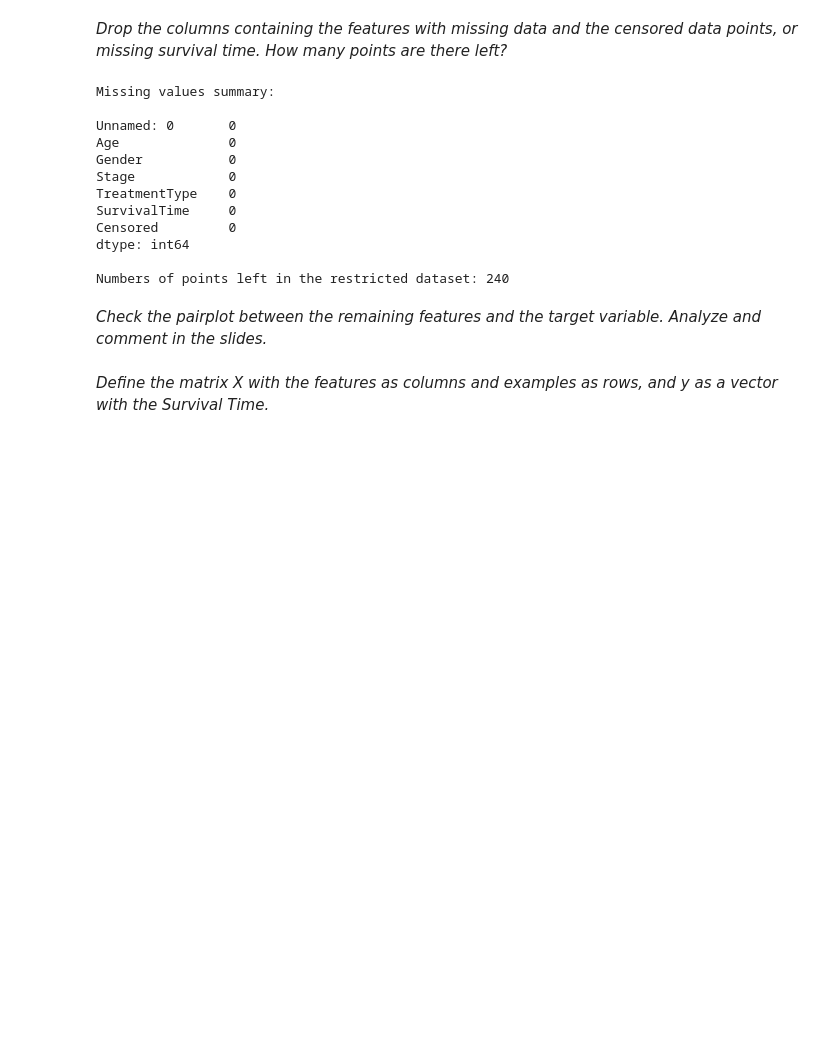
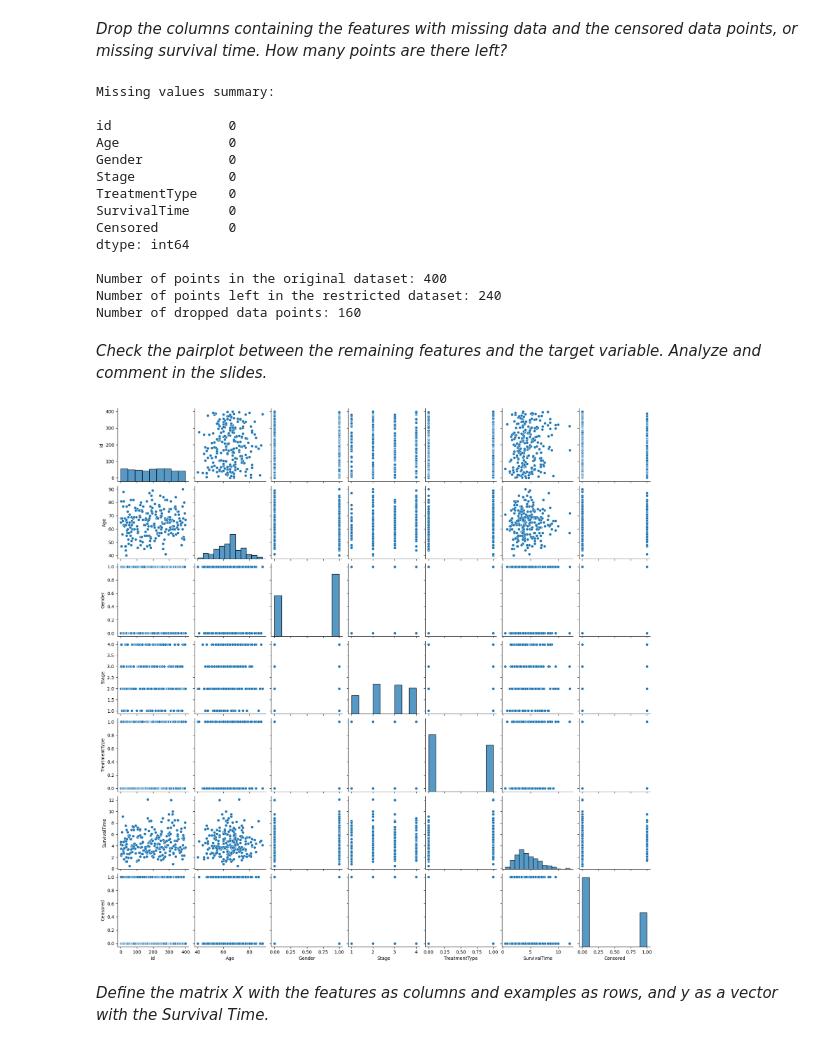
Before and after one commit to magdaa08/multiple_myeloma_survival, a Jupyter notebook: ml_nova_multiple_myeloma_survival.ipynb, the cells around one changed output. Cells and saved outputs as stored; diff of their text form; code cells hidden in the pictures; blank space fills up the shorter version.

```diff
--- a/ml_nova_multiple_myeloma_survival.ipynb
+++ b/ml_nova_multiple_myeloma_survival.ipynb
@@ -19,0 +11,3 @@ df_train.head()
+# %%
+df_train = df_train.rename(columns={"Unnamed: 0": "id"})
+df_train.head()
@@ -82,20 +83,21 @@ msno.dendrogram(df_train)
 *Drop the columns containing the features with missing data and the censored data points, or missing survival time. How many points are there left?*
 # %%
 # drop columns with missing values
-df_train_restricted = df_train.drop(columns=["GeneticRisk", "ComorbidityIndex", "TreatmentResponse"])
+df_train_cleaned = df_train.drop(columns=["GeneticRisk", "ComorbidityIndex", "TreatmentResponse"])
 
 # drop rows with missing values in 'SurvivalTime' column
-df_train_restricted = df_train_restricted.dropna(axis=0)
+df_train_cleaned = df_train_cleaned.dropna(axis=0)
 
 print("Missing values summary:\n")
-print(df_train_restricted.isna().sum())
+print(df_train_cleaned.isna().sum())
 
-
-print("\nNumbers of points left in the restricted dataset: {}".format(len(df_train_restricted)))
+print("\nNumber of points in the original dataset: {}".format(len(df_train)))
+print("Number of points left in the restricted dataset: {}".format(len(df_train_cleaned)))
+print("Number of dropped data points: {}".format(len(df_train)-len(df_train_cleaned)))
 # %% [output]
 Missing values summary:
 
-Unnamed: 0       0
+id               0
 Age              0
 Gender           0
 Stage            0
@@ -104,6 +106,8 @@ SurvivalTime     0
 Censored         0
 dtype: int64
 
-Numbers of points left in the restricted dataset: 240
+Number of points in the original dataset: 400
+Number of points left in the restricted dataset: 240
+Number of dropped data points: 160
 # %% [markdown]
 *Check the pairplot between the remaining features and the target variable. Analyze and comment in the slides.*
@@ -112,2 +114,10 @@ Numbers of points left in the restricted dataset: 240
+# %%
+import seaborn as sns
+import matplotlib.pyplot as plt
+
+sns.pairplot(df_train_cleaned)
+plt.show()
+# %% [output]
+[figure, added]
 # %% [markdown]
 *Define the matrix X with the features as columns and examples as rows, and y as a vector with the Survival Time.*
```
Also changed, not shown: parts of 37 cells of this notebook, 2 other files.
